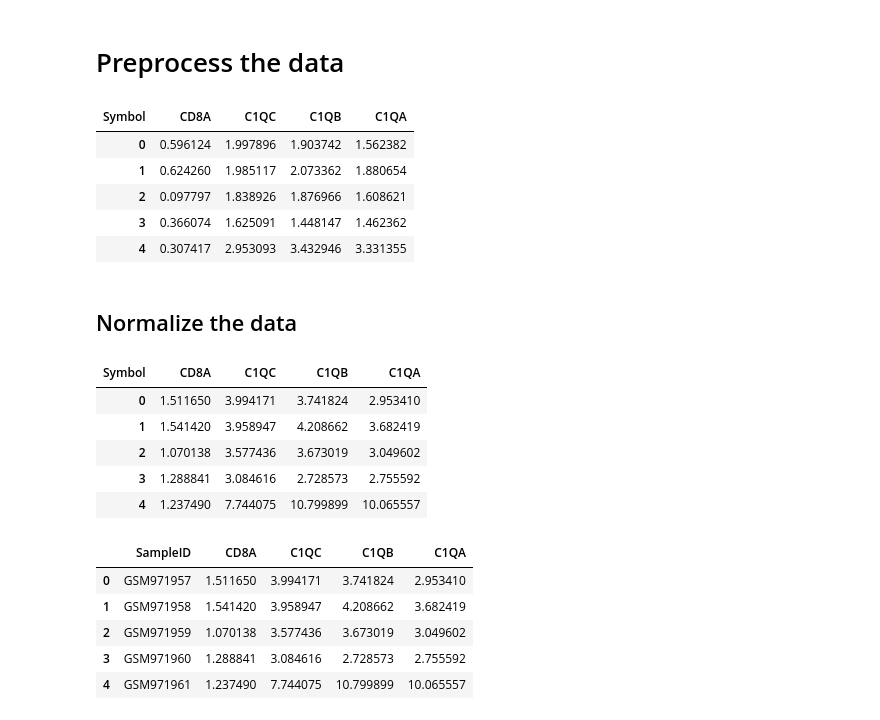
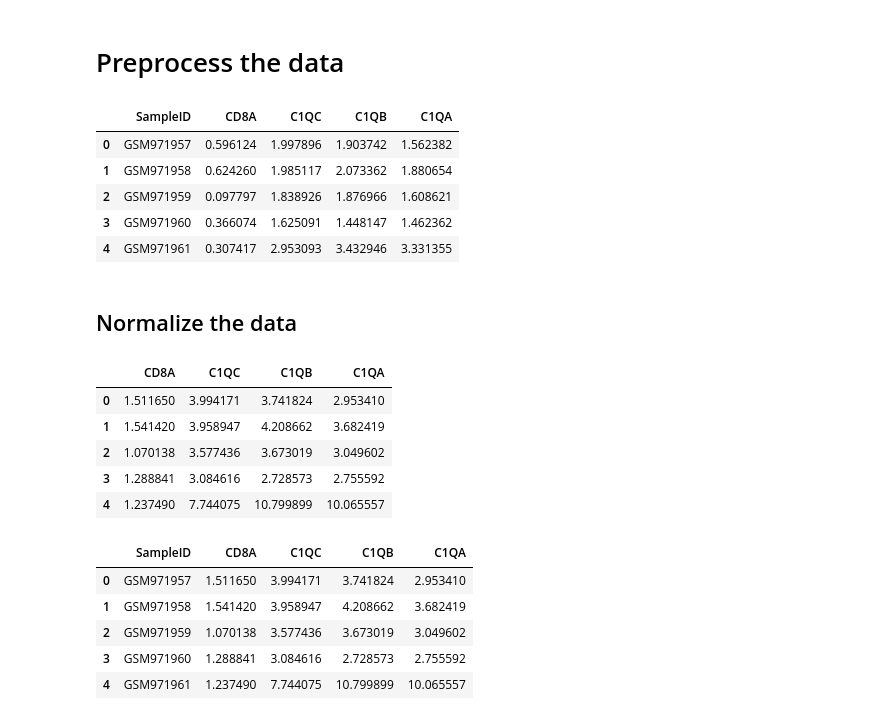
Before and after one commit to vjhwong/IGP-Research-Internship, a Jupyter notebook: notebooks/sia_survivalplot.ipynb, the cells around one changed output. Drawn from its saved outputs; the diff is of its cells as text; code cells hidden in the pictures.

```diff
--- a/notebooks/sia_survivalplot.ipynb
+++ b/notebooks/sia_survivalplot.ipynb
@@ -22,0 +21,3 @@ expression.head()
+# %%
+expression = pd.read_csv('GSE39582/Expression.csv')
+expression.head()
@@ -35,19 +44,16 @@ clinical.head()
 # Preprocess the data
 # %%
 # Select the columns of interest
-ensg_list = ["ENSG00000153563", "ENSG00000173372", "ENSG00000173369", "ENSG00000159189"]
-selected_expression = expression.loc[:, expression.columns.isin(ensg_list)]
-
-# Convert the ENSG to gene names
-selected_expression = selected_expression.set_axis(converter.convert_ids(selected_expression.columns.to_list())["Symbol"], axis=1)
+cols = ["CD8A", "C1QA", "C1QB", "C1QC"]
+selected_expression = expression.loc[:, expression.columns.isin(cols)]
 selected_expression.head()
 # %% [output]
-| Symbol | CD8A | C1QC | C1QB | C1QA |
-| 0 | 0.596124 | 1.997896 | 1.903742 | 1.562382 |
-| 1 | 0.624260 | 1.985117 | 2.073362 | 1.880654 |
-| 2 | 0.097797 | 1.838926 | 1.876966 | 1.608621 |
-| 3 | 0.366074 | 1.625091 | 1.448147 | 1.462362 |
-| 4 | 0.307417 | 2.953093 | 3.432946 | 3.331355 |
+|  | SampleID | CD8A | C1QC | C1QB | C1QA |
+| 0 | GSM971957 | 0.596124 | 1.997896 | 1.903742 | 1.562382 |
+| 1 | GSM971958 | 0.624260 | 1.985117 | 2.073362 | 1.880654 |
+| 2 | GSM971959 | 0.097797 | 1.838926 | 1.876966 | 1.608621 |
+| 3 | GSM971960 | 0.366074 | 1.625091 | 1.448147 | 1.462362 |
+| 4 | GSM971961 | 0.307417 | 2.953093 | 3.432946 | 3.331355 |
 # %% [markdown]
 ## Normalize the data
 # %%
@@ -55,7 +61,7 @@ from numpy import power
 counts_expression = selected_expression.apply(lambda x: power(2, x))
 counts_expression.head()
 # %% [output]
-| Symbol | CD8A | C1QC | C1QB | C1QA |
+|  | CD8A | C1QC | C1QB | C1QA |
 | 0 | 1.511650 | 3.994171 | 3.741824 | 2.953410 |
 | 1 | 1.541420 | 3.958947 | 4.208662 | 3.682419 |
 | 2 | 1.070138 | 3.577436 | 3.673019 | 3.049602 |
```
Also changed, not shown: parts of 5 cells of this notebook, 3 other files.
